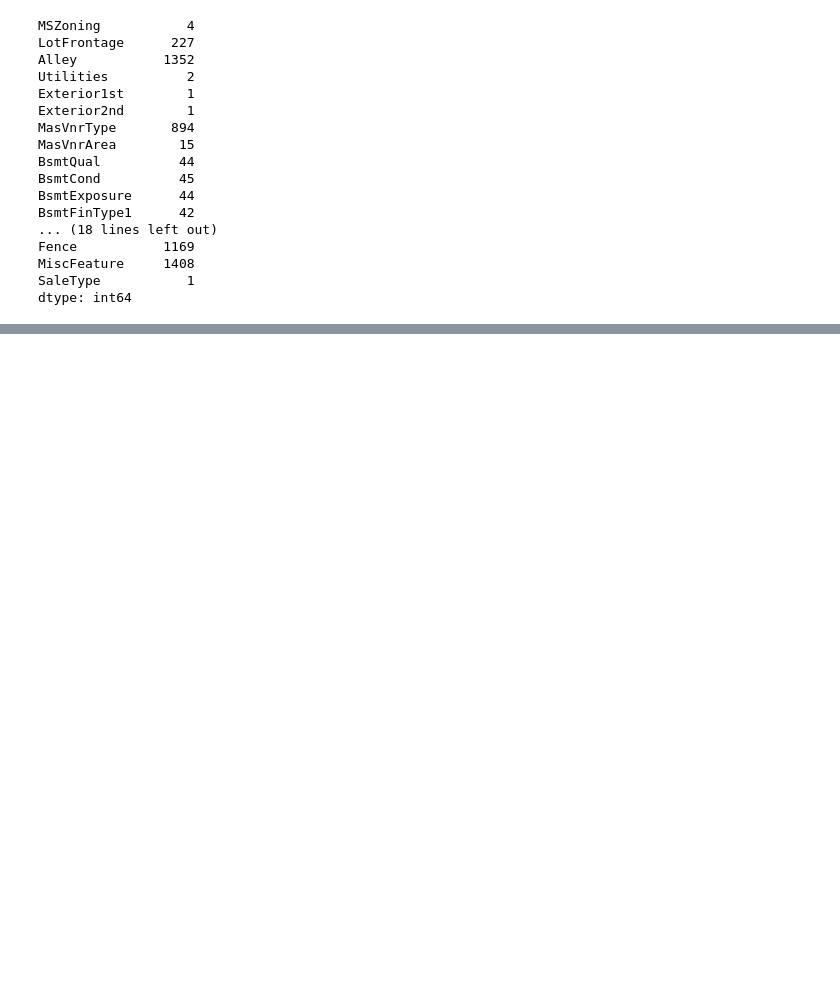
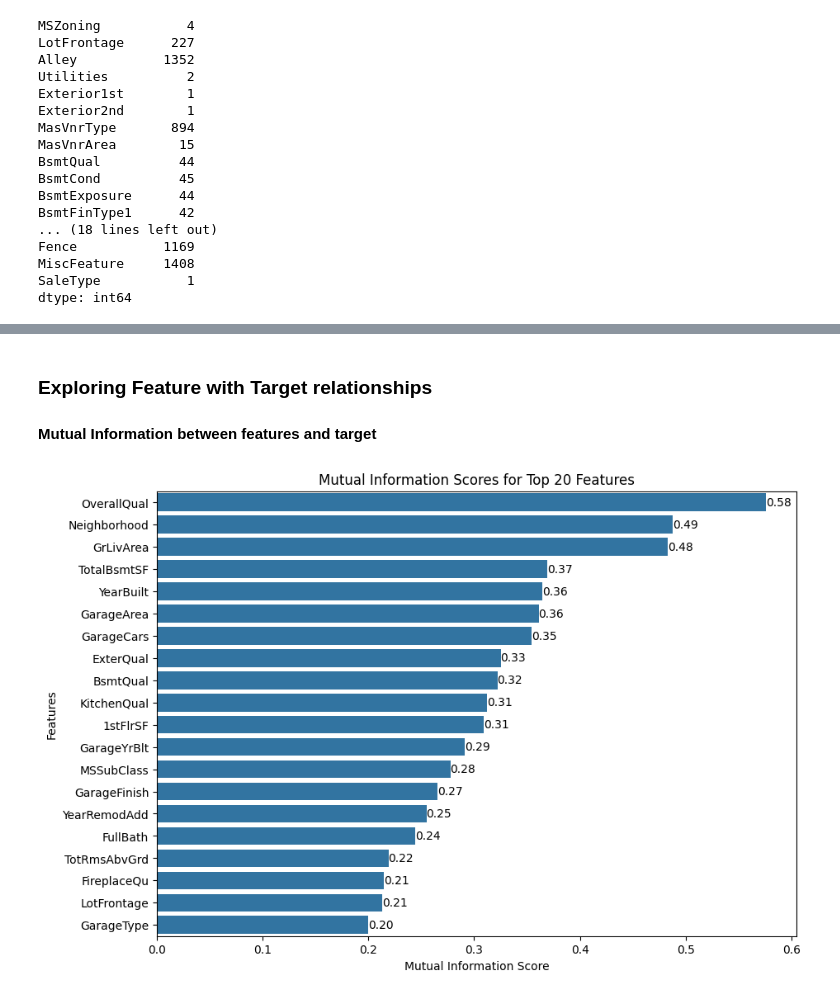
Before and after one commit to LeMaria/HousePrices, a Jupyter notebook: src/visualisation/data_visalisation.ipynb, the cells around one changed output, grey strips where cells are left out. Saved outputs shown, nothing was run; the diff lists cells and outputs as text; code cells hidden in the pictures; blank space fills up the shorter version.

```diff
--- a/src/visualisation/data_visalisation.ipynb
+++ b/src/visualisation/data_visalisation.ipynb
@@ -183,0 +195,12 @@ dtype: int64
+# %% [markdown]
+### Exploring Feature with Target relationships
+#### Mutual Information between features and target
+# %%
+X = train.copy()
+dp.encodeDataForMI(X)
+Y = X.pop('SalePrice')
+
+mi_score = dp.getMIScore(X, Y)
+dp.plotMIScore(mi_score)
+# %% [output]
+[figure, added]
```
Also changed, not shown: parts of 26 cells of this notebook, 8 other files.
